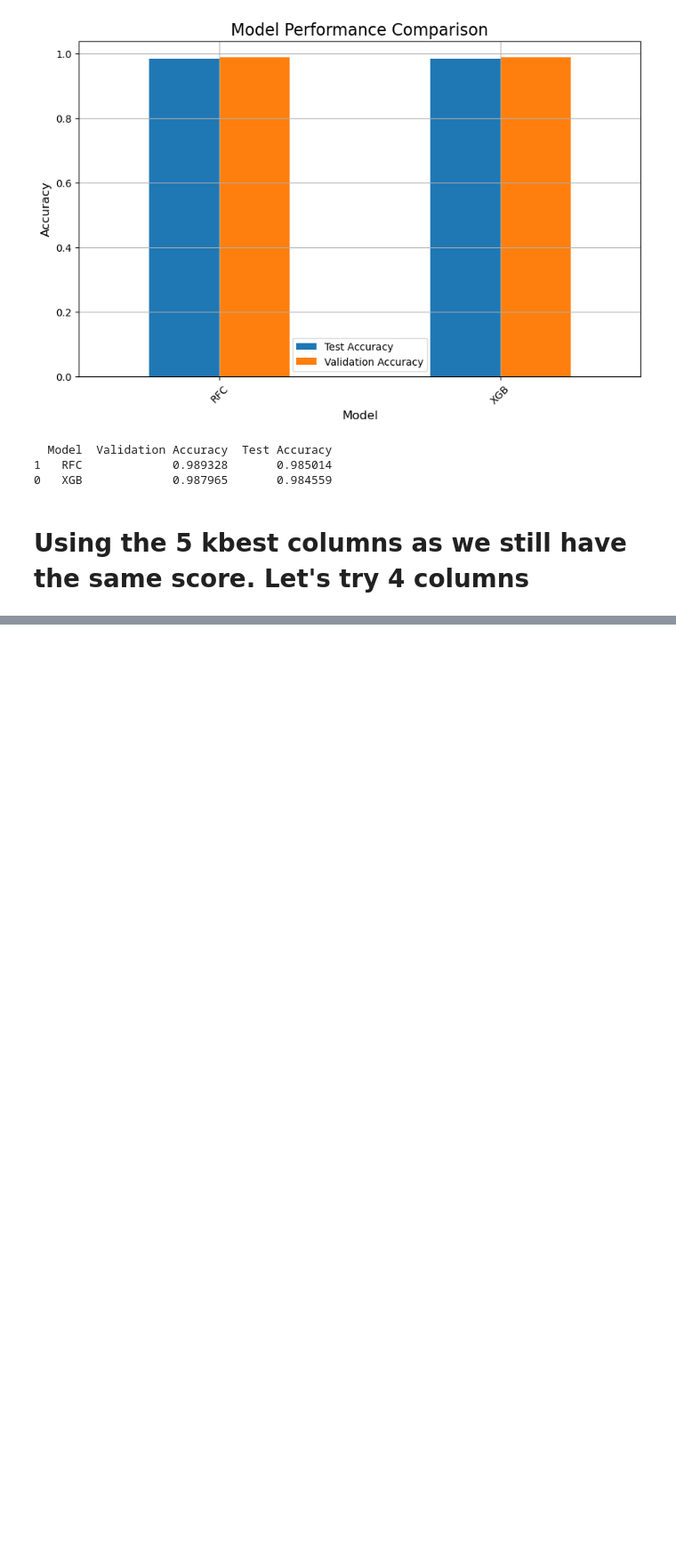
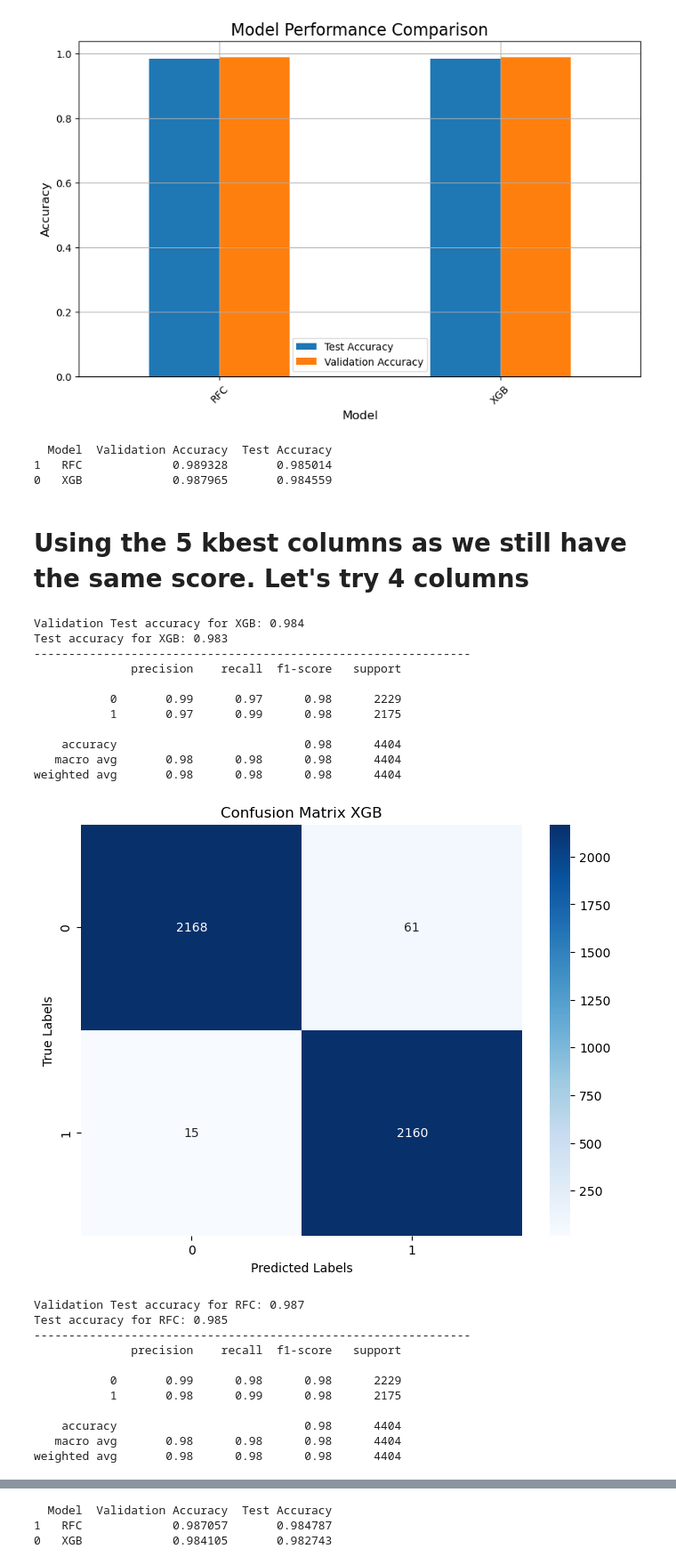
Before and after one commit to MaukanMir/-Pulsar-Classfication-Prediction, a Jupyter notebook: training.ipynb, the cells around one changed output, grey strips where cells are left out. Shown at 89% size. Cells and saved outputs as stored; diff of their text form; code cells hidden in the pictures; blank space fills up the shorter version.

Commit message:
added new models

```diff
--- a/training.ipynb
+++ b/training.ipynb
@@ -791,3 +791,37 @@ weighted avg       0.99      0.99      0.99      4404
 0   XGB             0.987965       0.984559
 # %% [markdown]
 # Using the 5 kbest columns as we still have the same score. Let's try 4 columns
+# %%
+model_names = ["XGB", "RFC"]
+models = [
+  XGBClassifier(learning_rate=0.2, max_depth= 7, n_estimators=300),
+  RandomForestClassifier(max_depth=30, min_samples_leaf= 1, min_samples_split= 2, n_estimators=100)
+]
+
+metric = make_scorer(f1_score)
+kbest = SelectKBest(score_func=f_classif, k=4)
+val_grid_search_selected_models(model_names, models, X_bl, y_bl, metric, None, kbest)
+# %% [output]
+Validation Test accuracy for XGB: 0.984
+Test accuracy for XGB: 0.983
+---------------------------------------------------------------
+              precision    recall  f1-score   support
+
+           0       0.99      0.97      0.98      2229
+           1       0.97      0.99      0.98      2175
+
+    accuracy                           0.98      4404
+   macro avg       0.98      0.98      0.98      4404
+weighted avg       0.98      0.98      0.98      4404
+[figure, added]
+Validation Test accuracy for RFC: 0.987
+Test accuracy for RFC: 0.985
+---------------------------------------------------------------
+              precision    recall  f1-score   support
+
+           0       0.99      0.98      0.98      2229
+           1       0.98      0.99      0.98      2175
+
+    accuracy                           0.98      4404
+   macro avg       0.98      0.98      0.98      4404
+weighted avg       0.98      0.98      0.98      4404
@@ -793,0 +830,3 @@ weighted avg       0.99      0.99      0.99      4404
+  Model  Validation Accuracy  Test Accuracy
+1   RFC             0.987057       0.984787
+0   XGB             0.984105       0.982743
```
Also changed, not shown: parts of 1 cell of this notebook.
